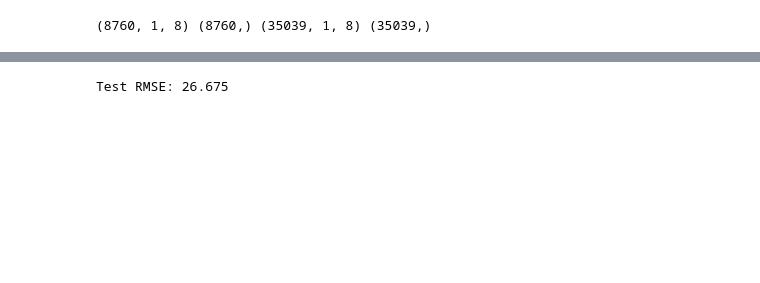
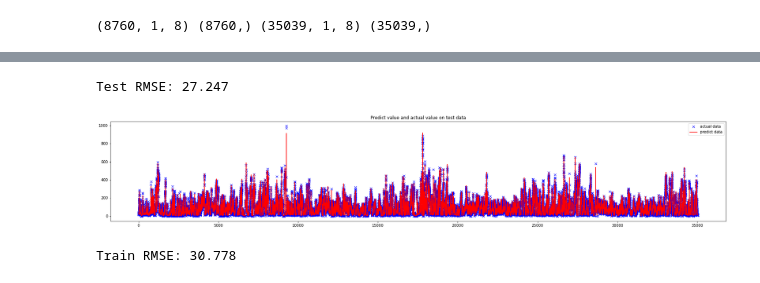
Before and after one commit to Fashion-Man/ECE9309, a Jupyter notebook: ECE9309 project.ipynb, the cells around one changed output, grey strips where cells are left out. Cells and saved outputs as stored; diff of their text form; code cells hidden in the pictures; blank space fills up the shorter version.

```diff
--- a/ECE9309 project.ipynb
+++ b/ECE9309 project.ipynb
@@ -166,18 +150,27 @@ Epoch 50/50
 # %%
-# make a prediction
-yhat = model.predict(test_X)
-test_X = test_X.reshape((test_X.shape[0], test_X.shape[2]))
-# invert scaling for forecast
-inv_yhat = concatenate((yhat, test_X[:, 1:]), axis=1)
-inv_yhat = scaler.inverse_transform(inv_yhat)
-inv_yhat = inv_yhat[:,0]
-# invert scaling for actual
-test_y = test_y.reshape((len(test_y), 1))
-inv_y = concatenate((test_y, test_X[:, 1:]), axis=1)
-inv_y = scaler.inverse_transform(inv_y)
-inv_y = inv_y[:,0]
+# Prediction
+ypr = model.predict(norTestX)
+ypr = ypr*stdy + meany# Transfer back
 # calculate RMSE
-rmse = sqrt(mean_squared_error(inv_y, inv_yhat))
+rmse = sqrt(mean_squared_error(testy, ypr))
 print('Test RMSE: %.3f' % rmse)
 # %% [output]
-Test RMSE: 26.675
+Test RMSE: 27.247
+# %%
+plt.figure(figsize=(30, 5))
+plt.plot(range(testy.shape[0]),testy,'bx',label='actual data')
+plt.plot(range(ypr.shape[0]),ypr,'r-',label='predict data')
+plt.title("Predict value and actual value on test data")
+plt.legend()
+plt.show()
+# %% [output]
+[figure, added]
+# %%
+# Prediction
+yprT = model.predict(norTrainX)
+yprT = yprT*stdy + meany# Transfer back
+# calculate RMSE
+rmse = sqrt(mean_squared_error(trainy, yprT))
+print('Train RMSE: %.3f' % rmse)
+# %% [output]
+Train RMSE: 30.778
```
Also changed, not shown: parts of 6 cells of this notebook.
